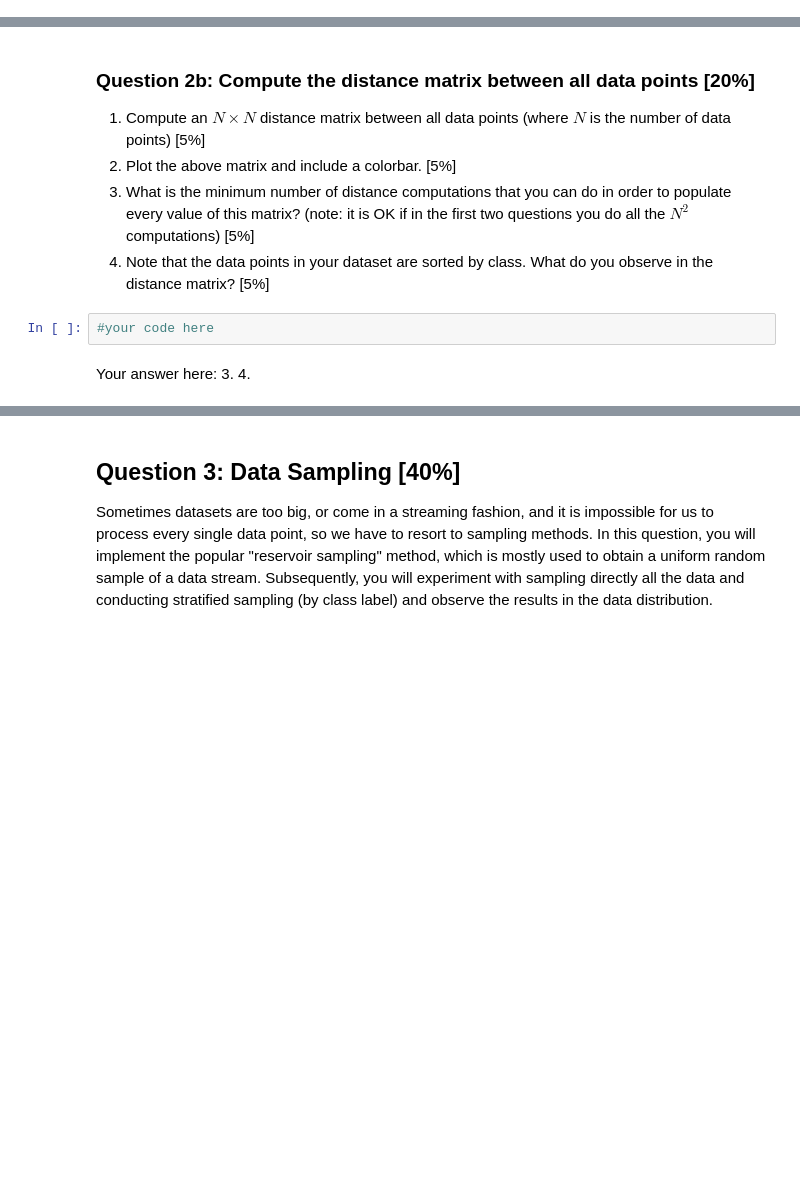
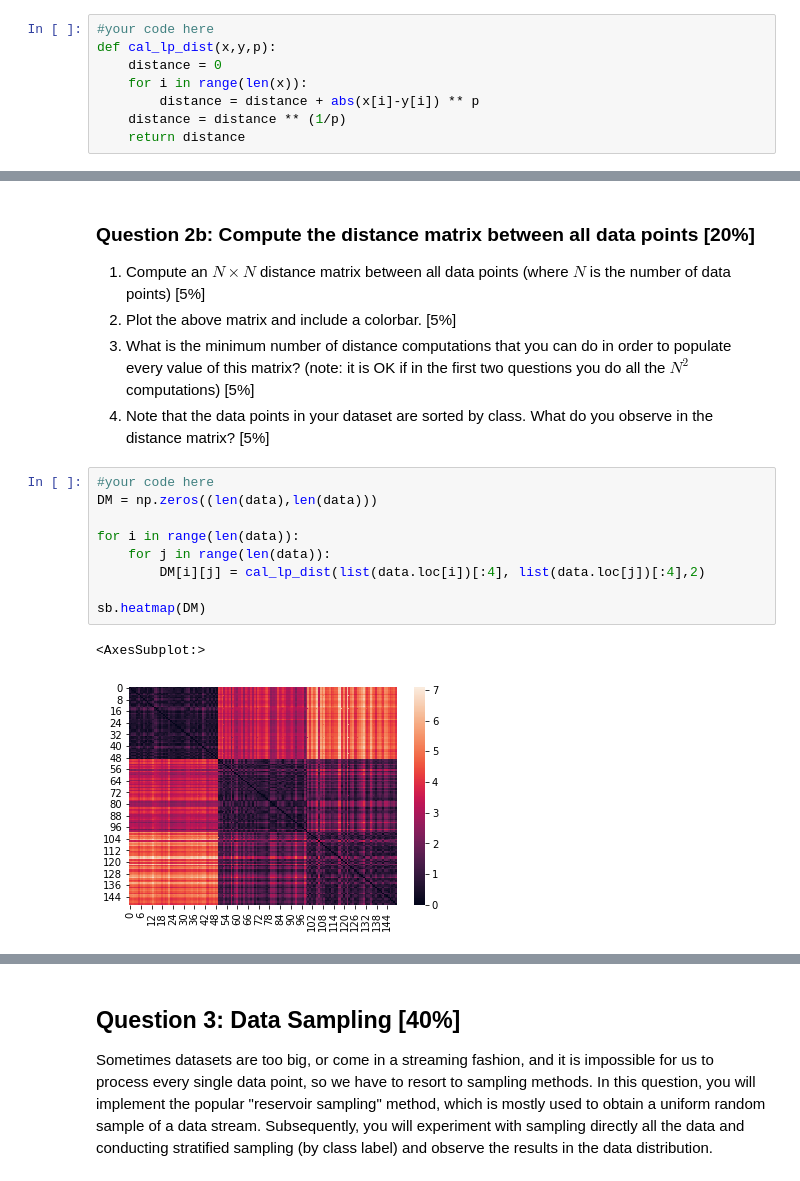
Before and after one commit to BiqianCheng/Machine-learning-and-data-mining-Intro, a Jupyter notebook: assignment_1/Assignment-1.ipynb, the cells around one changed output, grey strips where cells are left out. Cells and saved outputs as stored; diff of their text form; blank space fills up the shorter version.

```diff
--- a/assignment_1/Assignment-1.ipynb
+++ b/assignment_1/Assignment-1.ipynb
@@ -93,0 +103,8 @@ Your answer here:
+# %%
+#your code here
+def cal_lp_dist(x,y,p):
+    distance = 0
+    for i in range(len(x)):
+        distance = distance + abs(x[i]-y[i]) ** p
+    distance = distance ** (1/p)
+    return distance
@@ -97,9 +128,15 @@ Your answer here:
 2. Plot the above matrix and include a colorbar. [5%]
 3. What is the minimum number of distance computations that you can do in order to populate every value of this matrix? (note: it is OK if in the first two questions you do all the $N^2$ computations) [5%]
 4. Note that the data points in your dataset are sorted by class. What do you observe in the distance matrix? [5%]
-# %%
-#your code here
-# %% [markdown]
-Your answer here:
-3.
-4.
+# %%
+#your code here
+DM = np.zeros((len(data),len(data)))
+
+for i in range(len(data)):
+    for j in range(len(data)):
+        DM[i][j] = cal_lp_dist(list(data.loc[i])[:4], list(data.loc[j])[:4],2)
+
+sb.heatmap(DM)
+# %% [output]
+<AxesSubplot:>
+[figure, added]
```
Also changed, not shown: parts of 13 cells of this notebook.
